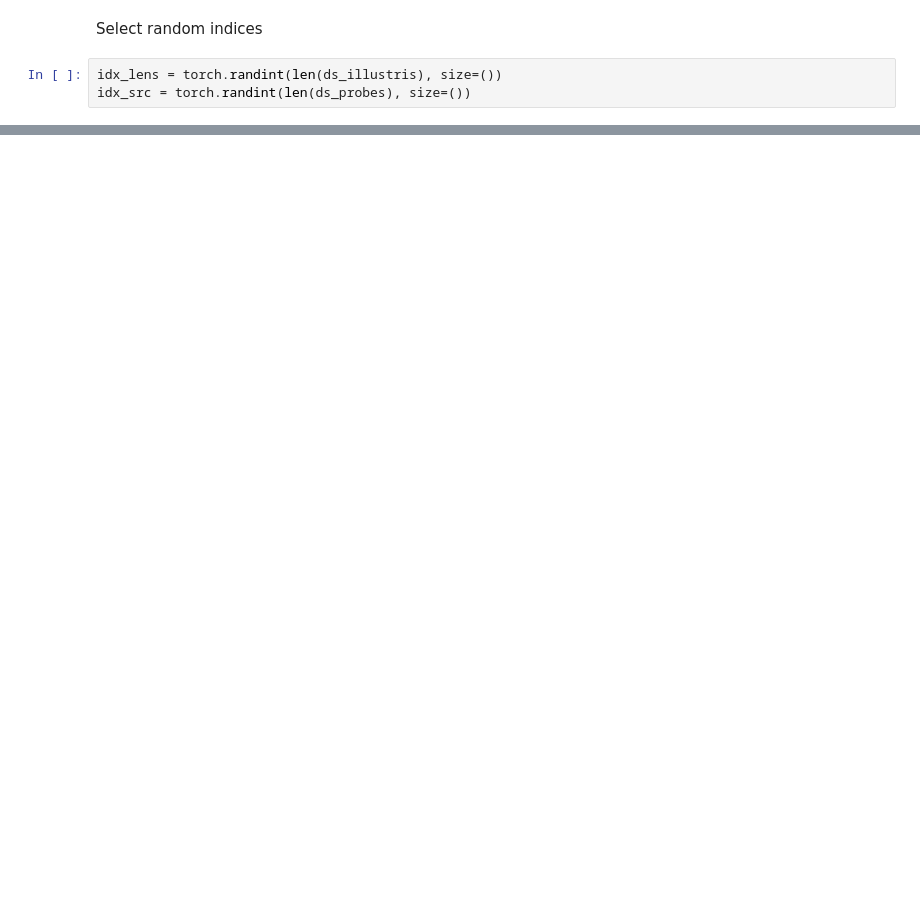
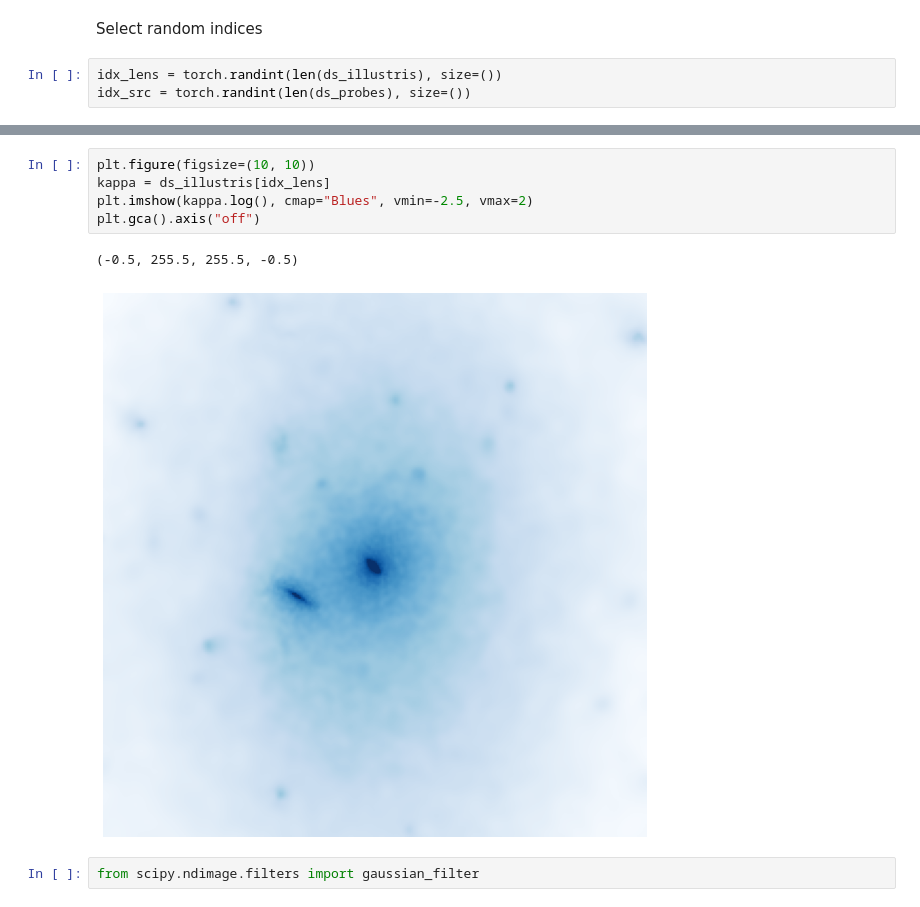
Before and after one commit to Ciela-Institute/caustic-analyses, a Jupyter notebook: notebooks/data-loading-demo.ipynb, the cells around one changed output, grey strips where cells are left out. Cells and saved outputs as stored; diff of their text form; blank space fills up the shorter version.

```diff
--- a/notebooks/data-loading-demo.ipynb
+++ b/notebooks/data-loading-demo.ipynb
@@ -125,0 +158,10 @@ fig.tight_layout()
+# %%
+plt.figure(figsize=(10, 10))
+kappa = ds_illustris[idx_lens]
+plt.imshow(kappa.log(), cmap="Blues", vmin=-2.5, vmax=2)
+plt.gca().axis("off")
+# %% [output]
+(-0.5, 255.5, 255.5, -0.5)
+[figure, added]
+# %%
+from scipy.ndimage.filters import gaussian_filter
```
Also changed, not shown: parts of 10 cells of this notebook, 2 other files.
